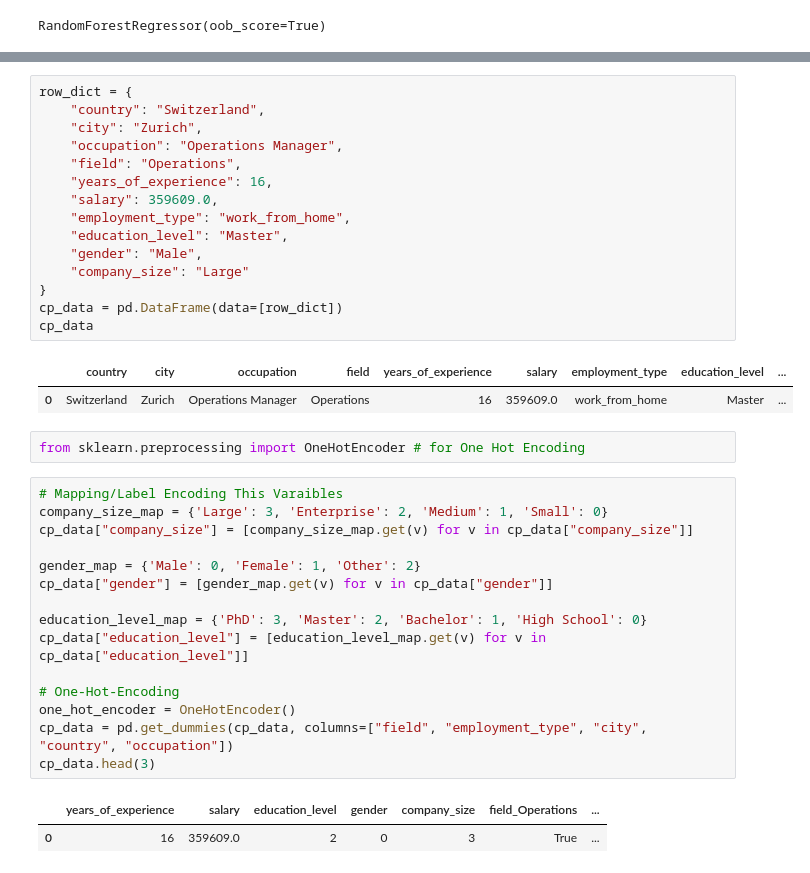
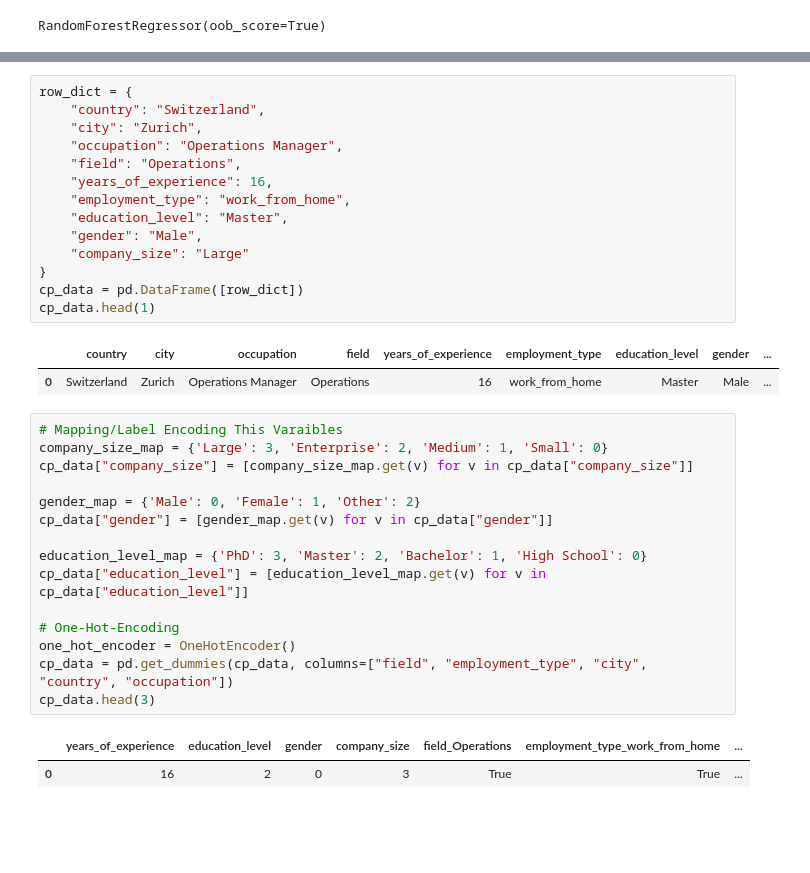
Before and after one commit to KaraniAbdellah/Job_Market, a Jupyter notebook: model.ipynb, the cells around one changed output, grey strips where cells are left out. Drawn from its saved outputs; the diff is of its cells as text; blank space fills up the shorter version.

```diff
--- a/model.ipynb
+++ b/model.ipynb
@@ -46,23 +29,20 @@ print(df)
 # %%
 row_dict = {
     "country": "Switzerland",
     "city": "Zurich",
     "occupation": "Operations Manager",
     "field": "Operations",
     "years_of_experience": 16,
-    "salary": 359609.0,
     "employment_type": "work_from_home",
     "education_level": "Master",
     "gender": "Male",
     "company_size": "Large"
 }
-cp_data = pd.DataFrame(data=[row_dict])
-cp_data
+cp_data = pd.DataFrame([row_dict])
+cp_data.head(1)
 # %% [output]
-|  | country | city | occupation | field | years_of_experience | salary | employment_type | education_level | ... |
-| 0 | Switzerland | Zurich | Operations Manager | Operations | 16 | 359609.0 | work_from_home | Master | ... |
+|  | country | city | occupation | field | years_of_experience | employment_type | education_level | gender | ... |
+| 0 | Switzerland | Zurich | Operations Manager | Operations | 16 | work_from_home | Master | Male | ... |
-# %%
-from sklearn.preprocessing import OneHotEncoder # for One Hot Encoding
 # %%
 # Mapping/Label Encoding This Varaibles
 company_size_map = {'Large': 3, 'Enterprise': 2, 'Medium': 1, 'Small': 0}
@@ -79,8 +59,8 @@ one_hot_encoder = OneHotEncoder()
 cp_data = pd.get_dummies(cp_data, columns=["field", "employment_type", "city", "country", "occupation"])
 cp_data.head(3)
 # %% [output]
-|  | years_of_experience | salary | education_level | gender | company_size | field_Operations | ... |
-| 0 | 16 | 359609.0 | 2 | 0 | 3 | True | ... |
+|  | years_of_experience | education_level | gender | company_size | field_Operations | employment_type_work_from_home | ... |
+| 0 | 16 | 2 | 0 | 3 | True | True | ... |
 # %%
 # Add More Columns
 all_features = model.feature_names_in_
```
Also changed, not shown: parts of 8 cells of this notebook, 4 other files.
